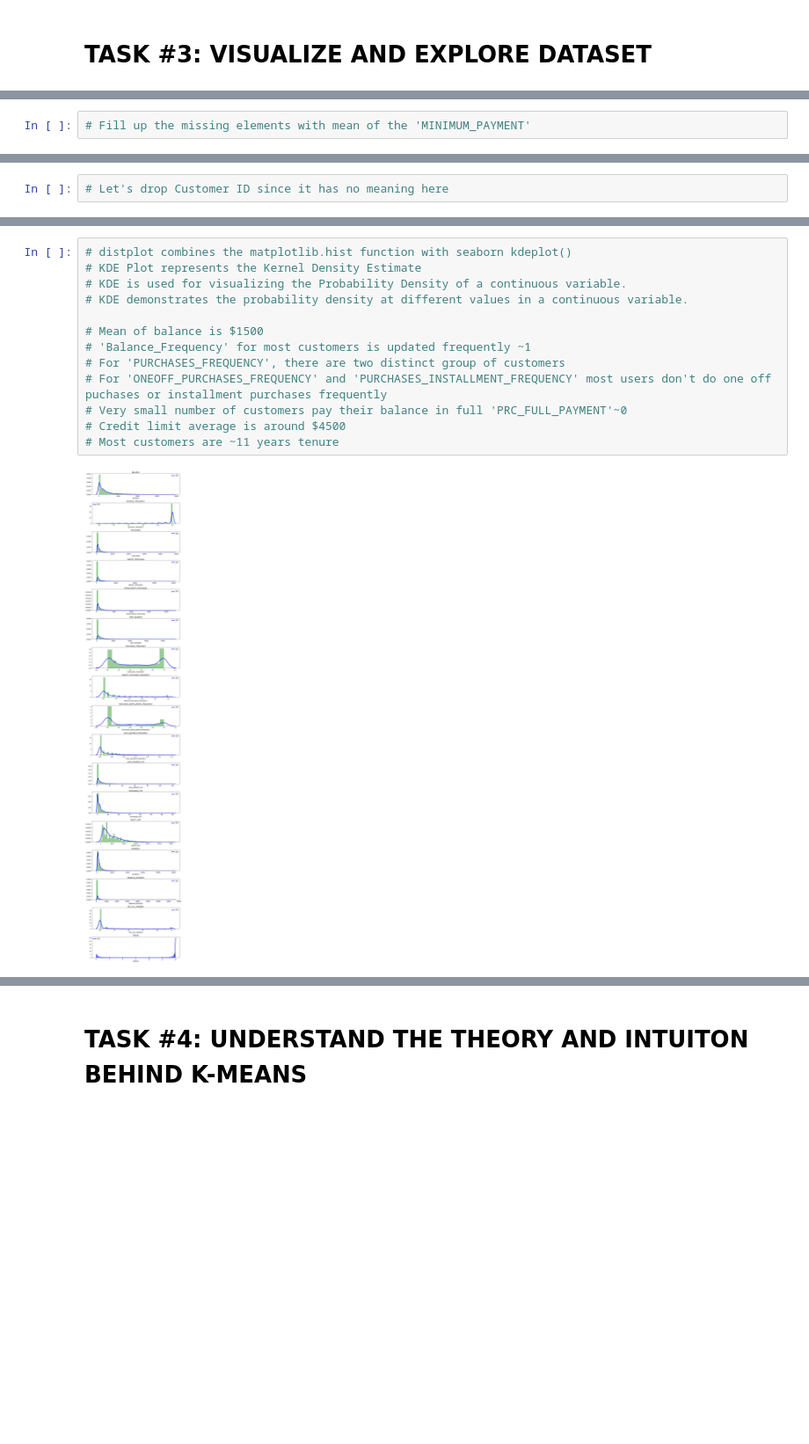
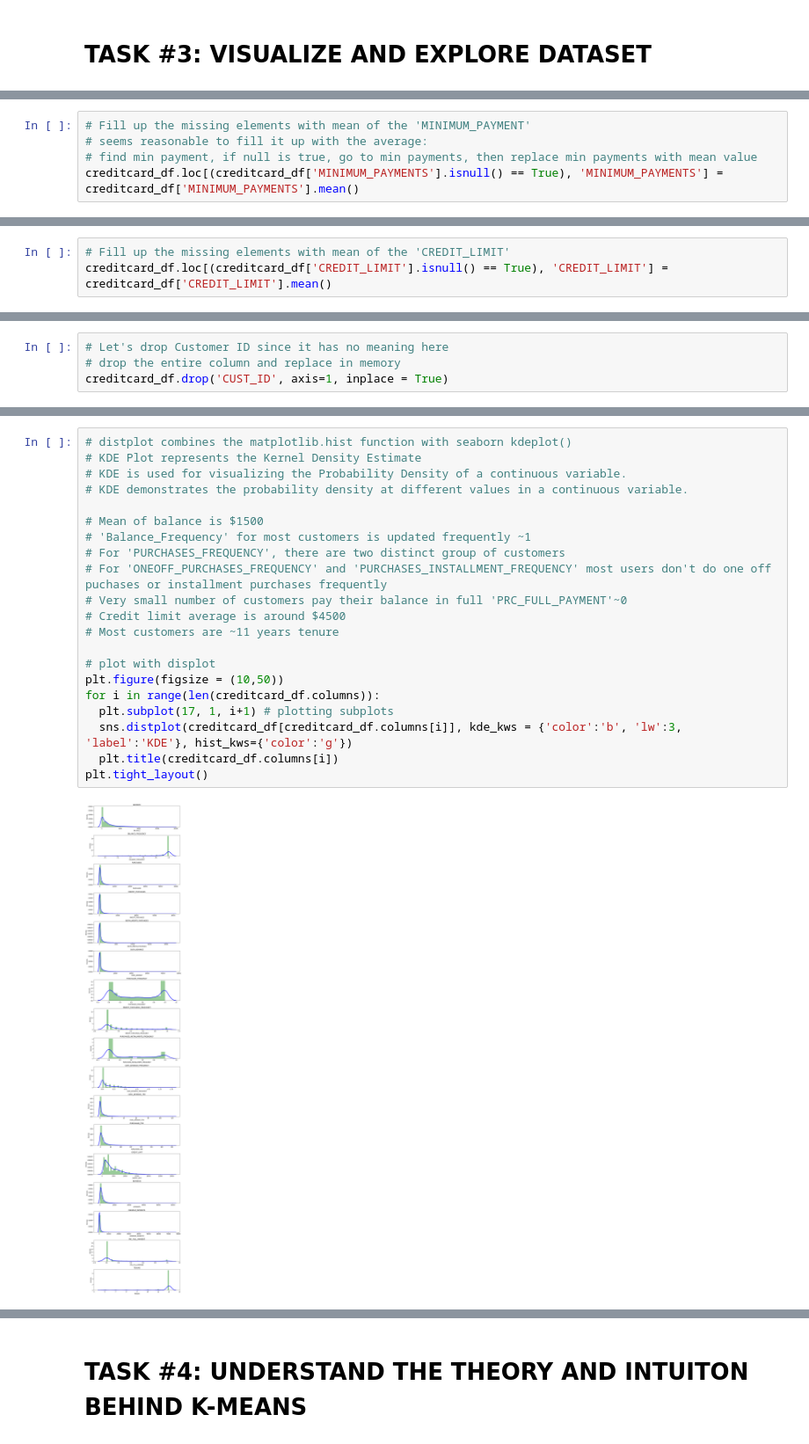
Before and after one commit to lavarius/DSCaseStudies, a Jupyter notebook: MDB_Marketing_Department.ipynb, the cells around one changed output, grey strips where cells are left out. Shown at 88% size. Cells and saved outputs as stored; diff of their text form; blank space fills up the shorter version.

```diff
--- a/MDB_Marketing_Department.ipynb
+++ b/MDB_Marketing_Department.ipynb
@@ -154,0 +159,5 @@ dtype: int64
+# %%
+# Fill up the missing elements with mean of the 'MINIMUM_PAYMENT'
+# seems reasonable to fill it up with the average:
+# find min payment, if null is true, go to min payments, then replace min payments with mean value
+creditcard_df.loc[(creditcard_df['MINIMUM_PAYMENTS'].isnull() == True), 'MINIMUM_PAYMENTS'] = creditcard_df['MINIMUM_PAYMENTS'].mean()
@@ -155,2 +187,3 @@ dtype: int64
 # %%
-# Fill up the missing elements with mean of the 'MINIMUM_PAYMENT'
+# Fill up the missing elements with mean of the 'CREDIT_LIMIT'
+creditcard_df.loc[(creditcard_df['CREDIT_LIMIT'].isnull() == True), 'CREDIT_LIMIT'] = creditcard_df['CREDIT_LIMIT'].mean()
@@ -166,3 +224,5 @@ dtype: int64
 0
 # %%
 # Let's drop Customer ID since it has no meaning here
+# drop the entire column and replace in memory
+creditcard_df.drop('CUST_ID', axis=1, inplace = True)
@@ -189,18 +256,26 @@ Index(['BALANCE', 'BALANCE_FREQUENCY', 'PURCHASES', 'ONEOFF_PURCHASES',
 # %%
 # distplot combines the matplotlib.hist function with seaborn kdeplot()
 # KDE Plot represents the Kernel Density Estimate
 # KDE is used for visualizing the Probability Density of a continuous variable.
 # KDE demonstrates the probability density at different values in a continuous variable.
 
 # Mean of balance is $1500
 # 'Balance_Frequency' for most customers is updated frequently ~1
 # For 'PURCHASES_FREQUENCY', there are two distinct group of customers
 # For 'ONEOFF_PURCHASES_FREQUENCY' and 'PURCHASES_INSTALLMENT_FREQUENCY' most users don't do one off puchases or installment purchases frequently
 # Very small number of customers pay their balance in full 'PRC_FULL_PAYMENT'~0
 # Credit limit average is around $4500
 # Most customers are ~11 years tenure
+
+# plot with displot
+plt.figure(figsize = (10,50))
+for i in range(len(creditcard_df.columns)):
+  plt.subplot(17, 1, i+1) # plotting subplots
+  sns.distplot(creditcard_df[creditcard_df.columns[i]], kde_kws = {'color':'b', 'lw':3, 'label':'KDE'}, hist_kws={'color':'g'})
+  plt.title(creditcard_df.columns[i])
+plt.tight_layout()
 # %% [output]
-[figure, old version]
+[figure, new version]
 # %%
 # sns.pairplot(creditcard_df)
 # Correlation between 'PURCHASES' and ONEOFF_PURCHASES & INSTALMENT_PURCHASES
```
Also changed, not shown: parts of 26 cells of this notebook.
